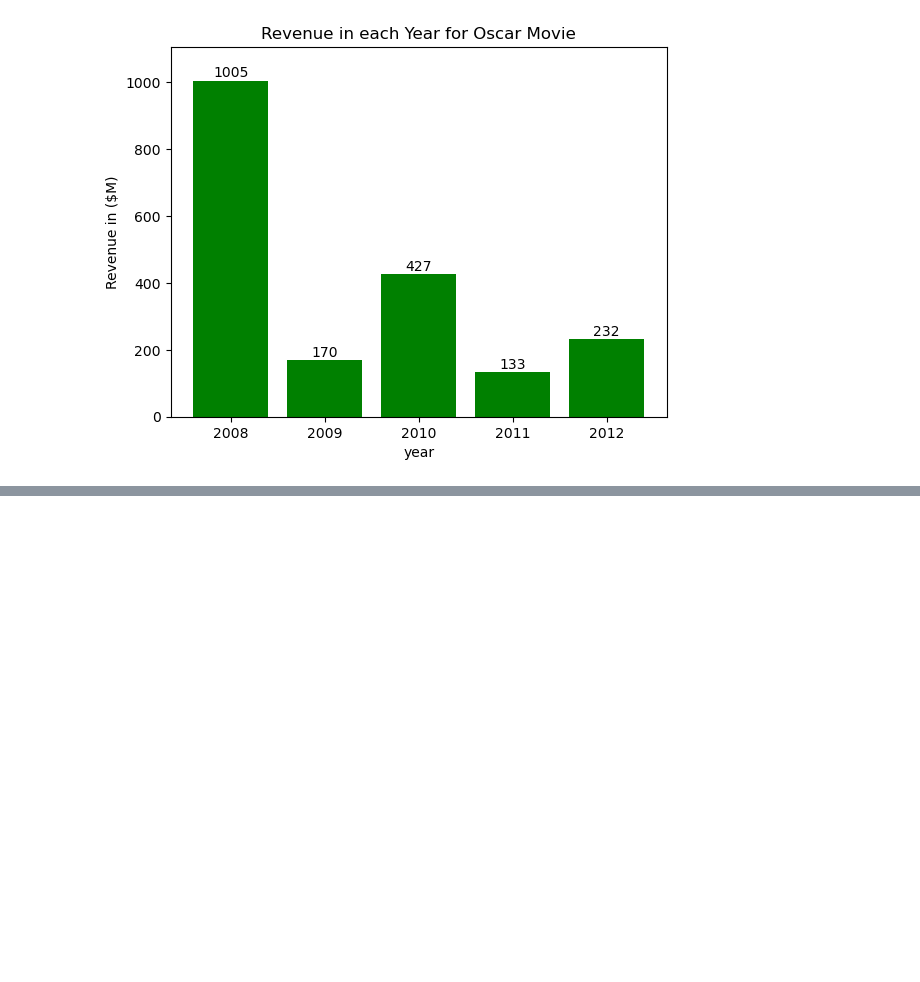
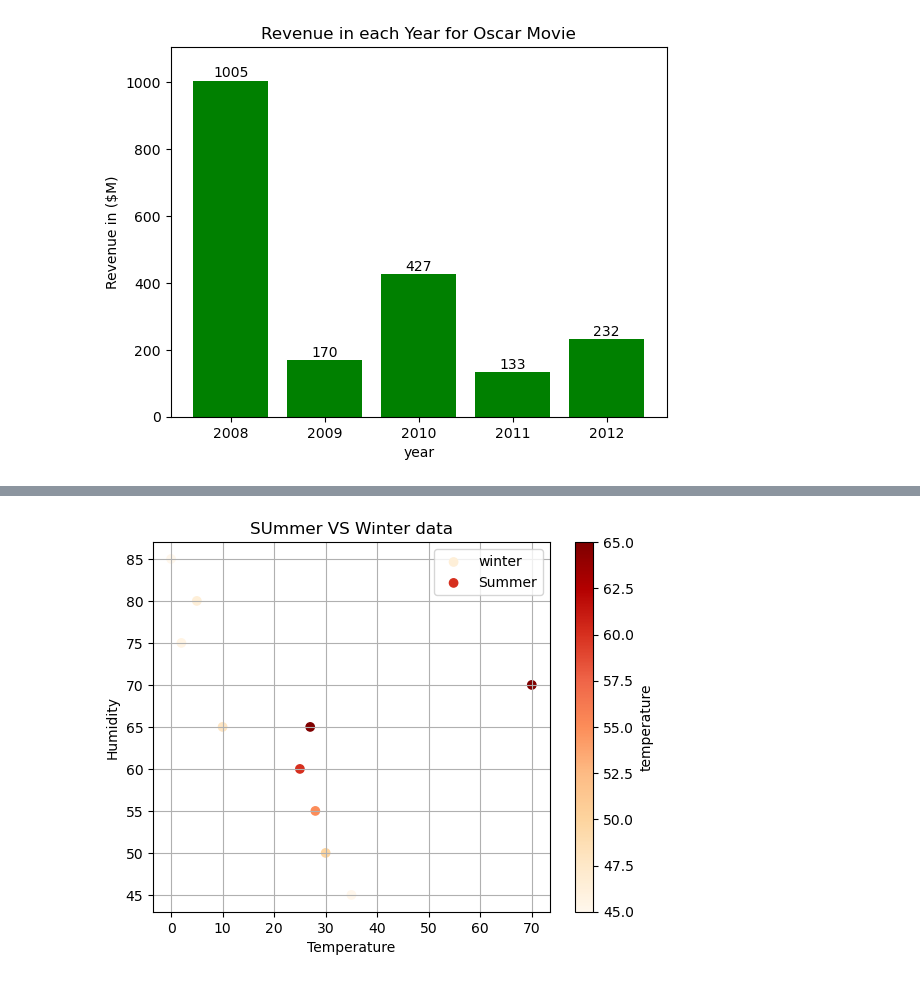
Before and after one commit to Pushkaraj-R-Jagatap/AIML_Learning, a Jupyter notebook: matplotlib.ipynb, the cells around one changed output, grey strips where cells are left out. Saved outputs shown, nothing was run; the diff lists cells and outputs as text; code cells hidden in the pictures; blank space fills up the shorter version.

```diff
--- a/matplotlib.ipynb
+++ b/matplotlib.ipynb
@@ -157,0 +163,22 @@ blood_pressure=[110,115,120,122,125,130,123,145,150]
+# %%
+# multiple plots
+cities=["cityA","cityB","cityC","cityD","cityE"]
+
+# winter: temperature ( degree celcius) vs Humidity(%)
+winter_temo=[5,2,10,0,70]
+winter_humidity=[80,75,65,85,70]
+
+#summer:temperature (degree celcius vs humidity(%)
+summer_temp=[25,30,28,35,27]
+summer_humidity=[60,50,55,45,65]
+plt.scatter(winter_temo,winter_humidity,label="winter",cmap="OrRd",c=winter_temo)
+plt.scatter(summer_temp,summer_humidity,label="Summer",cmap="OrRd",c=summer_humidity)
+plt.legend()
+plt.title("SUmmer VS Winter data")
+plt.xlabel("Temperature")
+plt.ylabel("Humidity")
+plt.grid()
+plt.colorbar(label="temperature")
+plt.savefig("multiplescatter.png")
+# %% [output]
+[figure, added]
```
Also changed, not shown: parts of 12 cells of this notebook, 10 other files.
